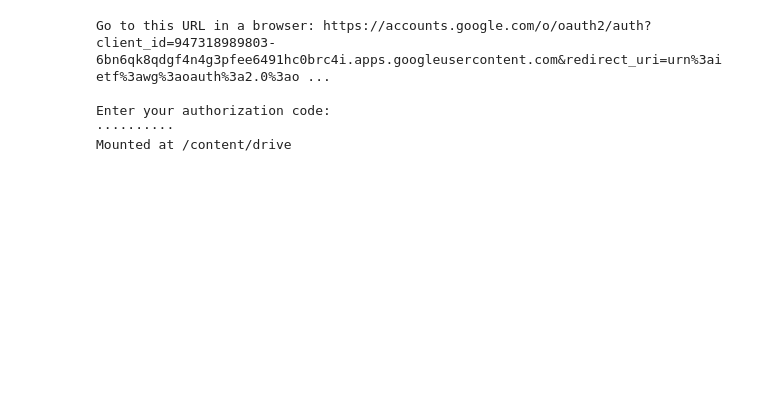
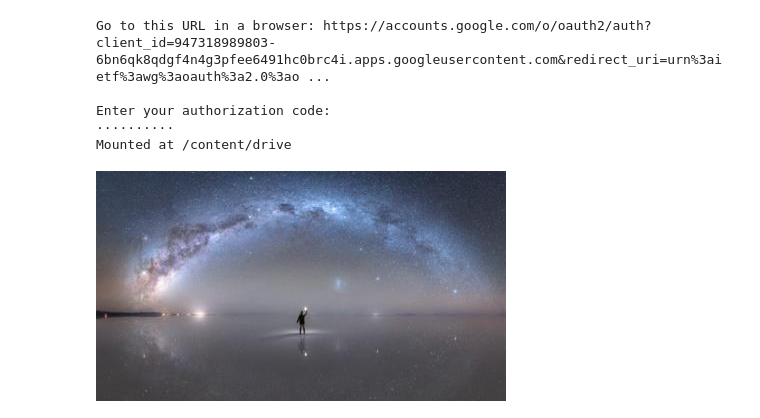
Before and after one commit to JuanRenza/Imagenes, a Jupyter notebook: Clase1.ipynb, the cells around one changed output. Drawn from its saved outputs; the diff is of its cells as text; code cells hidden in the pictures; blank space fills up the shorter version.

```diff
--- a/Clase1.ipynb
+++ b/Clase1.ipynb
@@ -12,10 +12,18 @@ Mounted at /content/drive
 # %%
 #Importo las librerias necesarias
 
 import numpy as np
 import matplotlib.pyplot as plt
 import cv2
+from google.colab.patches import cv2_imshow
 
 #Grafico imagenes estaticas en el notebook
 
 %matplotlib inline
+
+#Leo y muestro una imagen
+
+image = cv2.imread('/content/drive/My Drive/colab/Imagenes/prueba.png')
+cv2_imshow(image)
+# %% [output]
+[figure, added]
```
Also changed, not shown: parts of 2 cells of this notebook.
